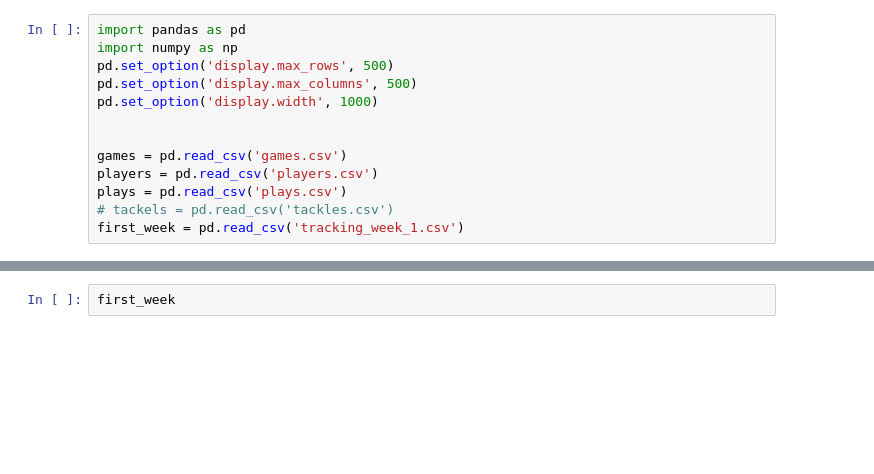
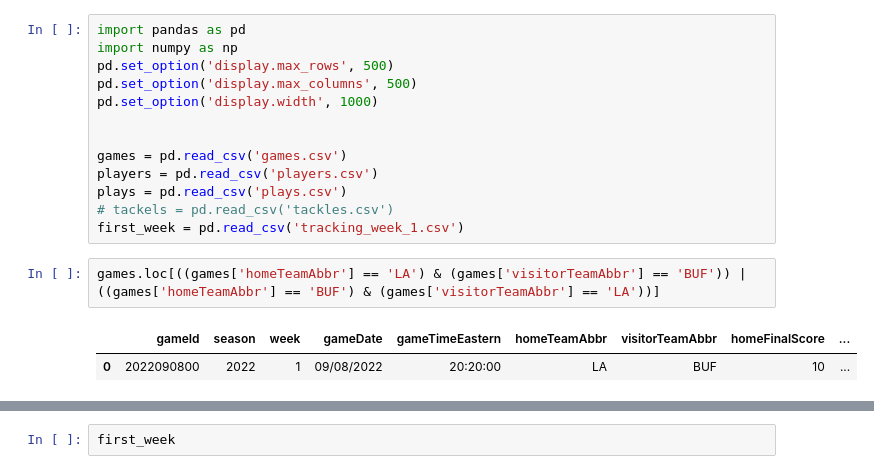
Before and after one commit to BenjaminZeisberg/Cs171-final-project, a Jupyter notebook: data/plays_creation.ipynb, the cells around one changed output, grey strips where cells are left out. Cells and saved outputs as stored; diff of their text form; blank space fills up the shorter version.

```diff
--- a/data/plays_creation.ipynb
+++ b/data/plays_creation.ipynb
@@ -11,3 +11,8 @@ players = pd.read_csv('players.csv')
 plays = pd.read_csv('plays.csv')
 # tackels = pd.read_csv('tackles.csv')
 first_week = pd.read_csv('tracking_week_1.csv')
+# %%
+games.loc[((games['homeTeamAbbr'] == 'LA') & (games['visitorTeamAbbr'] == 'BUF')) | ((games['homeTeamAbbr'] == 'BUF') & (games['visitorTeamAbbr'] == 'LA'))]
+# %% [output]
+|  | gameId | season | week | gameDate | gameTimeEastern | homeTeamAbbr | visitorTeamAbbr | homeFinalScore | ... |
+| 0 | 2022090800 | 2022 | 1 | 09/08/2022 | 20:20:00 | LA | BUF | 10 | ... |
```
Also changed, not shown: parts of 4 cells of this notebook, 3 other files.
